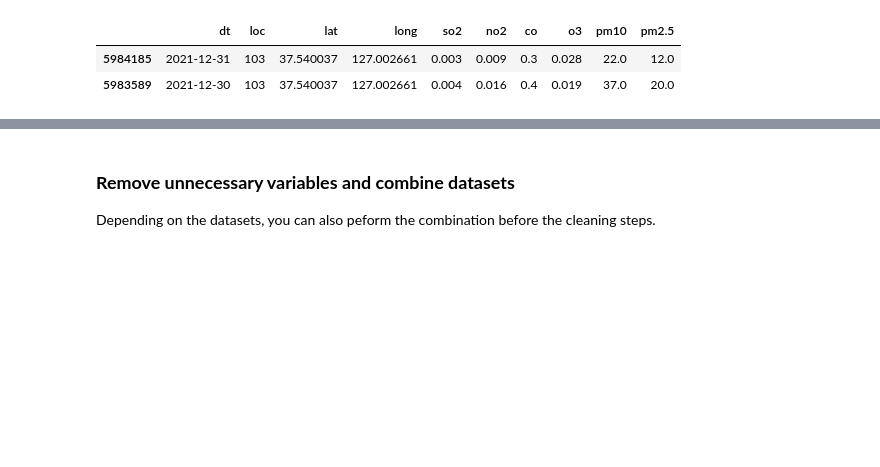
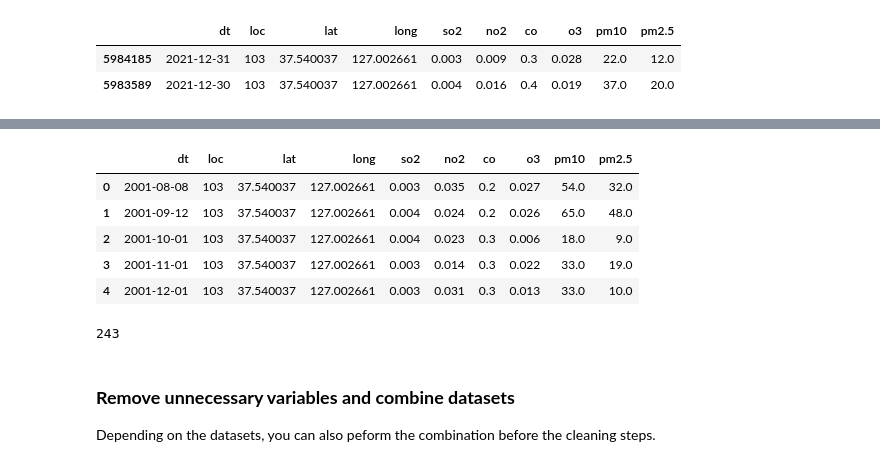
Before and after one commit to kamranalisays/DataAnalyst, a Jupyter notebook: data_wrangling_project_starter.ipynb, the cells around one changed output, grey strips where cells are left out. Cells and saved outputs as stored; diff of their text form; code cells hidden in the pictures; blank space fills up the shorter version.

Commit message:
remove all entries of month  except first entry in air pollution data

```diff
--- a/data_wrangling_project_starter.ipynb
+++ b/data_wrangling_project_starter.ipynb
@@ -655,3 +672,18 @@ dfpc.sort_values(by='dt' , ascending=False ).head(2)
+# %%
+dfpc = dfpc.groupby( (dfpc['dt']).dt.to_period('M')).first().reset_index(drop=True)
+dfpc.head(5)
+# %% [output]
+|  | dt | loc | lat | long | so2 | no2 | co | o3 | pm10 | pm2.5 |
+| 0 | 2001-08-08 | 103 | 37.540037 | 127.002661 | 0.003 | 0.035 | 0.2 | 0.027 | 54.0 | 32.0 |
+| 1 | 2001-09-12 | 103 | 37.540037 | 127.002661 | 0.004 | 0.024 | 0.2 | 0.026 | 65.0 | 48.0 |
+| 2 | 2001-10-01 | 103 | 37.540037 | 127.002661 | 0.004 | 0.023 | 0.3 | 0.006 | 18.0 | 9.0 |
+| 3 | 2001-11-01 | 103 | 37.540037 | 127.002661 | 0.003 | 0.014 | 0.3 | 0.022 | 33.0 | 19.0 |
+| 4 | 2001-12-01 | 103 | 37.540037 | 127.002661 | 0.003 | 0.031 | 0.3 | 0.013 | 33.0 | 10.0 |
+# %%
+row_count = len(dfpc)
+row_count
+# %% [output]
+243
 # %% [markdown]
 ### **Remove unnecessary variables and combine datasets**
 
```
Also changed, not shown: parts of 16 cells of this notebook.
